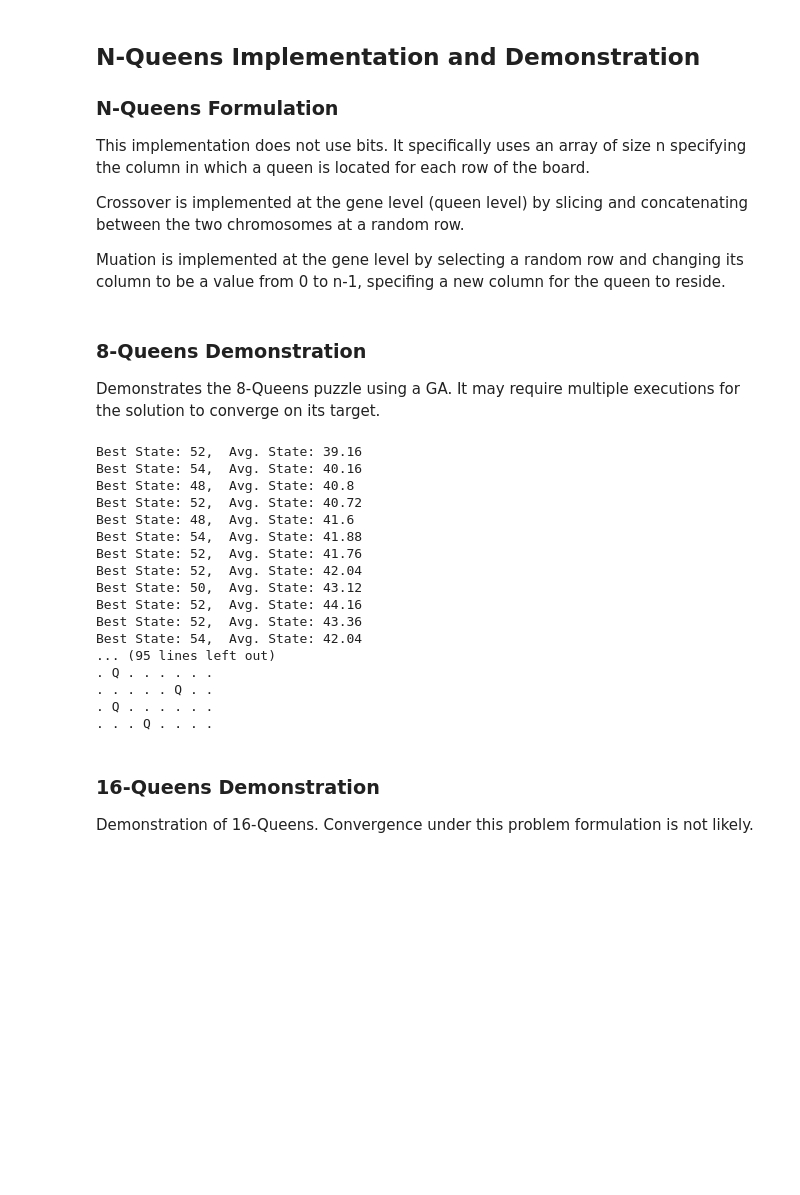
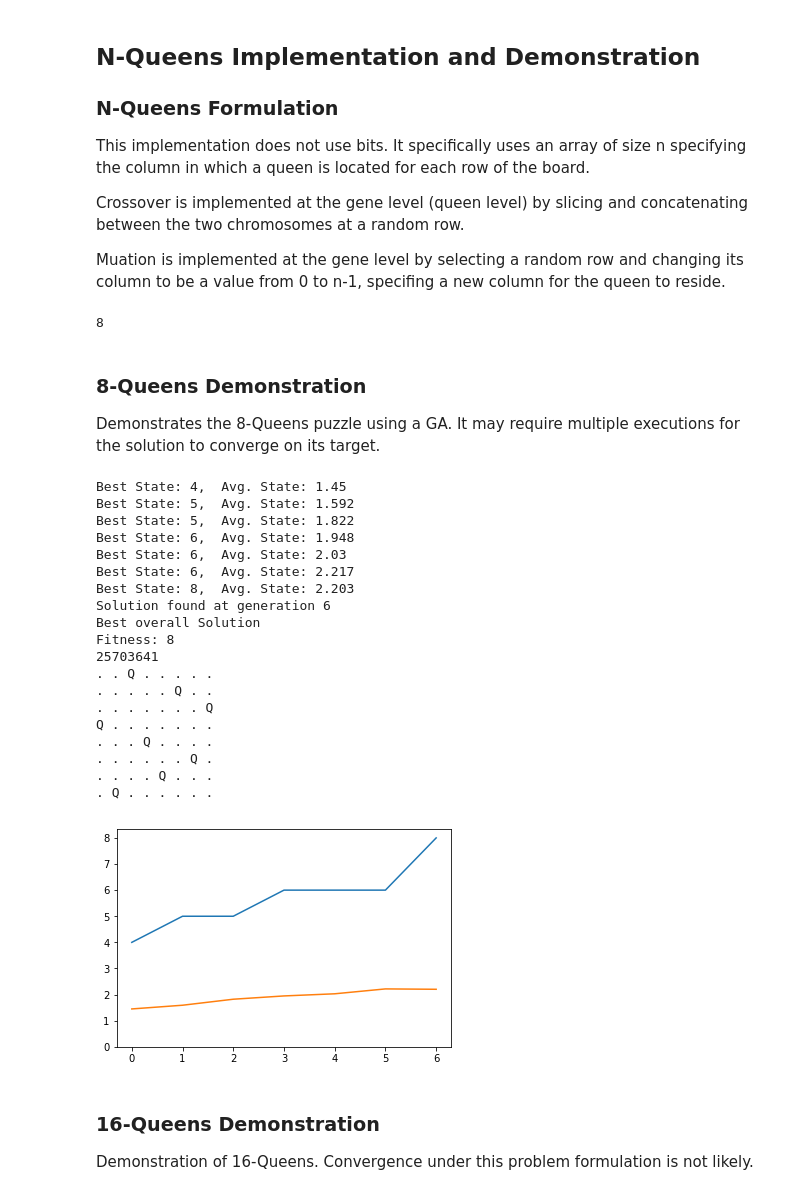
Before and after one commit to richss/cs455-ga, a Jupyter notebook: GA-Demo.ipynb, the cells around one changed output. Saved outputs shown, nothing was run; the diff lists cells and outputs as text; code cells hidden in the pictures; blank space fills up the shorter version.

```diff
--- a/GA-Demo.ipynb
+++ b/GA-Demo.ipynb
@@ -58,6 +58,7 @@ class Chromosome:
 ### Genetic Algorithm
 # %%
 import numpy as np
+import matplotlib.pyplot as plt
 import sys
 
 class GeneticAlgorithm:
@@ -80,7 +81,9 @@ class GeneticAlgorithm:
         self.populationSize = popSize
         self.numGenerations = generations
         self.probC = cross
-        self.probM = cross
+        self.probM = mutate
+        self.bests = []
+        self.averages = []
 
         # Initialize list class variables for population and roulette wheel
         self.population = [None for i in range(0,popSize)]
@@ -109,7 +112,6 @@ class GeneticAlgorithm:
             if i != 0:
                 self.roulette_min[i] = self.roulette_max[i-1]
             self.roulette_max[i] = self.roulette_min[i] + self.population[i].getFitness() / sum
-
 
     def pickChromosome(self):
         """
@@ -172,8 +174,16 @@ class GeneticAlgorithm:
             if chromosome.getFitness() > best.getFitness():
                 best = chromosome
 
+        self.bests.append(best.getFitness())
+        self.averages.append(sum/self.populationSize)
         print("Best State: " + str(best.getFitness()) + ",  Avg. State: " + str(sum/self.populationSize))
         return best
+
+    def plotScores(self):
+        plt.plot(self.bests)
+        plt.plot(self.averages)
+        plt.ylim(bottom=0)
+        plt.show()
 
 
     def runGA(self, target=sys.maxsize):
@@ -207,12 +217,14 @@ class GeneticAlgorithm:
             # If target is reached, end algorithm
             if best.getFitness() >= target:
                 print("Solution found at generation " + str(i))
+                bestOverall = best
                 break
 
         # Prints the best overall solution
         print("Best overall Solution")
         print("Fitness: " + str(bestOverall.getFitness()))
         print(bestOverall)
+        self.plotScores()
 # %% [markdown]
 ## N-Queens Implementation and Demonstration
 
@@ -392,39 +432,45 @@ class QueensGA(GeneticAlgorithm):
         self.population = []
         for i in range(self.populationSize):
             self.population.append(QueenChromosome(self.numQueens))
+# %%
+c = QueenChromosome(8,[0,6,4,7,1,3,5,2])
+print(c.getFitness())
+# %% [output]
+8
 # %% [markdown]
 ### 8-Queens Demonstration
 
 Demonstrates the 8-Queens puzzle using a GA.  It may require multiple executions for the solution to converge on its target.
 # %%
-population = 50
-generations = 1000
+population = 1000
+generations = 100
 p_crossover = 0.7
-p_mutation = 0.1
+p_mutation = 0.01
 n_queens = 8
 
-fit_target = 8*7
-
 q = QueensGA(population, generations, p_crossover, p_mutation, n_queens)
-q.runGA(target=fit_target)
+q.runGA(target=n_queens)
 # %% [output]
-Best State: 52,  Avg. State: 39.16
-Best State: 54,  Avg. State: 40.16
-Best State: 48,  Avg. State: 40.8
-Best State: 52,  Avg. State: 40.72
-Best State: 48,  Avg. State: 41.6
-Best State: 54,  Avg. State: 41.88
-Best State: 52,  Avg. State: 41.76
-Best State: 52,  Avg. State: 42.04
-Best State: 50,  Avg. State: 43.12
-Best State: 52,  Avg. State: 44.16
-Best State: 52,  Avg. State: 43.36
-Best State: 54,  Avg. State: 42.04
-... (95 lines left out)
+Best State: 4,  Avg. State: 1.45
+Best State: 5,  Avg. State: 1.592
+Best State: 5,  Avg. State: 1.822
+Best State: 6,  Avg. State: 1.948
+Best State: 6,  Avg. State: 2.03
+Best State: 6,  Avg. State: 2.217
+Best State: 8,  Avg. State: 2.203
+Solution found at generation 6
+Best overall Solution
+Fitness: 8
+25703641
+. . Q . . . . .
+. . . . . Q . .
+. . . . . . . Q
+Q . . . . . . .
+. . . Q . . . .
+. . . . . . Q .
+. . . . Q . . .
 . Q . . . . . .
-. . . . . Q . .
-. Q . . . . . .
-. . . Q . . . .
+[figure, added]
 # %% [markdown]
 ### 16-Queens Demonstration
 
```
Also changed, not shown: parts of 3 cells of this notebook.
